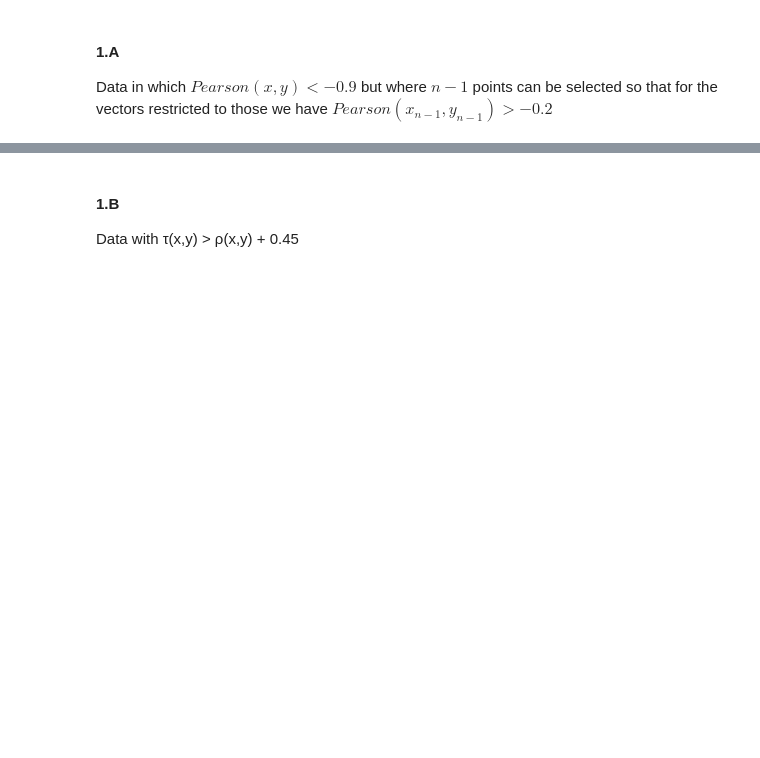
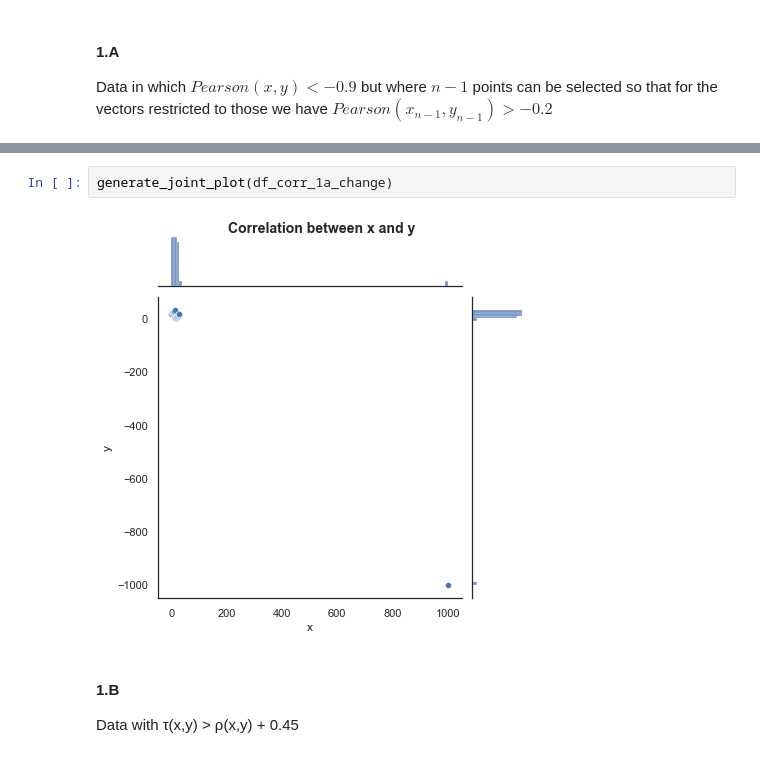
Before and after one commit to Oren-Ben/IDC, a Jupyter notebook: statistics/third_ex/204079453_205714447.ipynb, the cells around one changed output, grey strips where cells are left out. Drawn from its saved outputs; the diff is of its cells as text; blank space fills up the shorter version.

```diff
--- a/statistics/third_ex/204079453_205714447.ipynb
+++ b/statistics/third_ex/204079453_205714447.ipynb
@@ -35,3 +68,7 @@ Data in which  $Pearson(x,y) < -0.9$ but where $n-1$ points can be selected so t
+# %%
+generate_joint_plot(df_corr_1a_change)
+# %% [output]
+[figure, added]
 # %% [markdown]
 #### 1.B
 Data with τ(x,y) > ρ(x,y) + 0.45
```
Also changed, not shown: parts of 20 cells of this notebook.
